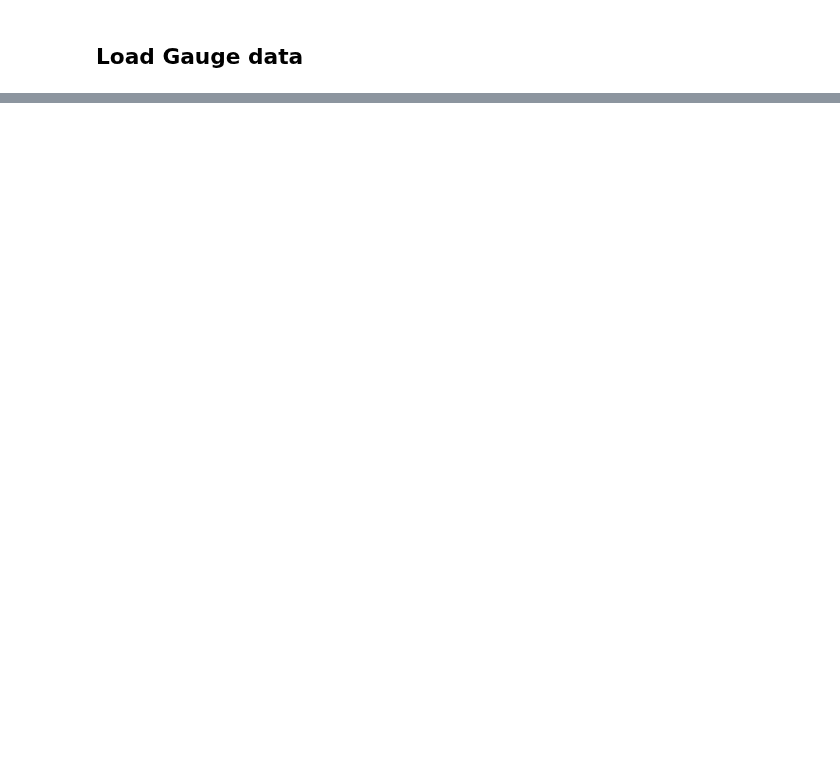
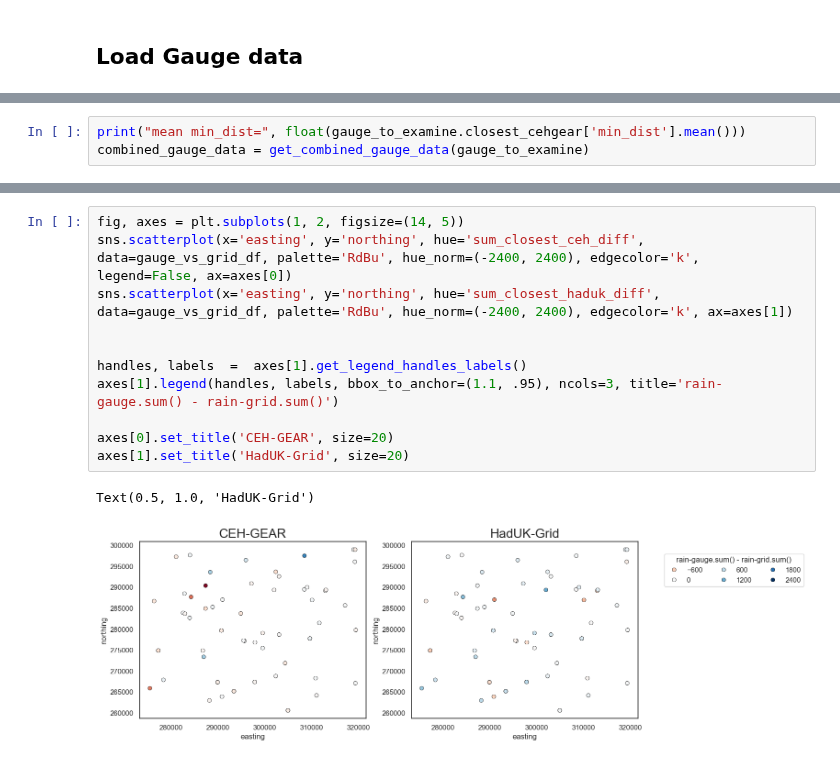
Before and after one commit to Thomasjkeel/FDRI-comparing-rainfall-data-in-upper-severn, a Jupyter notebook: notebooks/methods_to_compare_gauge_and_grid.ipynb, the cells around one changed output, grey strips where cells are left out. Drawn from its saved outputs; the diff is of its cells as text; blank space fills up the shorter version.

```diff
--- a/notebooks/methods_to_compare_gauge_and_grid.ipynb
+++ b/notebooks/methods_to_compare_gauge_and_grid.ipynb
@@ -355,0 +270,3 @@ plt.subplots_adjust(hspace=.4)
+# %%
+print("mean min_dist=", float(gauge_to_examine.closest_cehgear['min_dist'].mean()))
+combined_gauge_data = get_combined_gauge_data(gauge_to_examine)
@@ -355,0 +392,14 @@ plt.subplots_adjust(hspace=.4)
+# %%
+fig, axes = plt.subplots(1, 2, figsize=(14, 5))
+sns.scatterplot(x='easting', y='northing', hue='sum_closest_ceh_diff', data=gauge_vs_grid_df, palette='RdBu', hue_norm=(-2400, 2400), edgecolor='k', legend=False, ax=axes[0])
+sns.scatterplot(x='easting', y='northing', hue='sum_closest_haduk_diff', data=gauge_vs_grid_df, palette='RdBu', hue_norm=(-2400, 2400), edgecolor='k', ax=axes[1])
+
+
+handles, labels  =  axes[1].get_legend_handles_labels()
+axes[1].legend(handles, labels, bbox_to_anchor=(1.1, .95), ncols=3, title='rain-gauge.sum() - rain-grid.sum()')
+
+axes[0].set_title('CEH-GEAR', size=20)
+axes[1].set_title('HadUK-Grid', size=20)
+# %% [output]
+Text(0.5, 1.0, 'HadUK-Grid')
+[figure, added]
```
Also changed, not shown: parts of 48 cells of this notebook, 2 other files.
